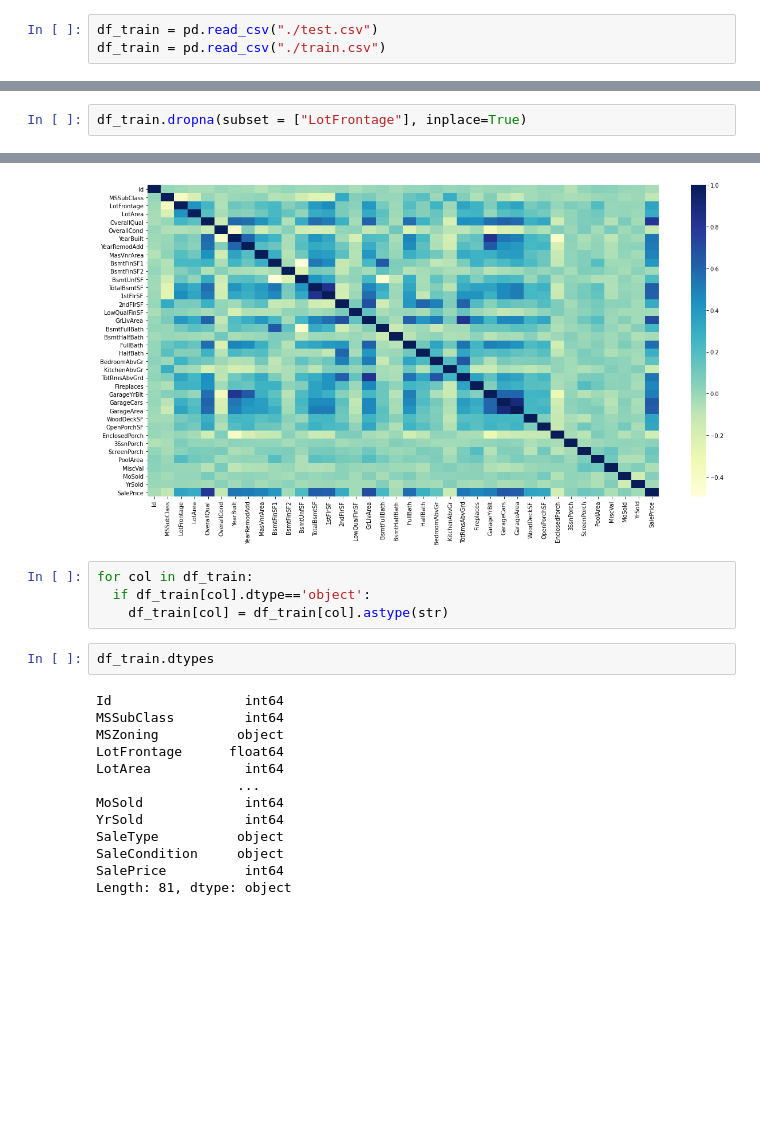
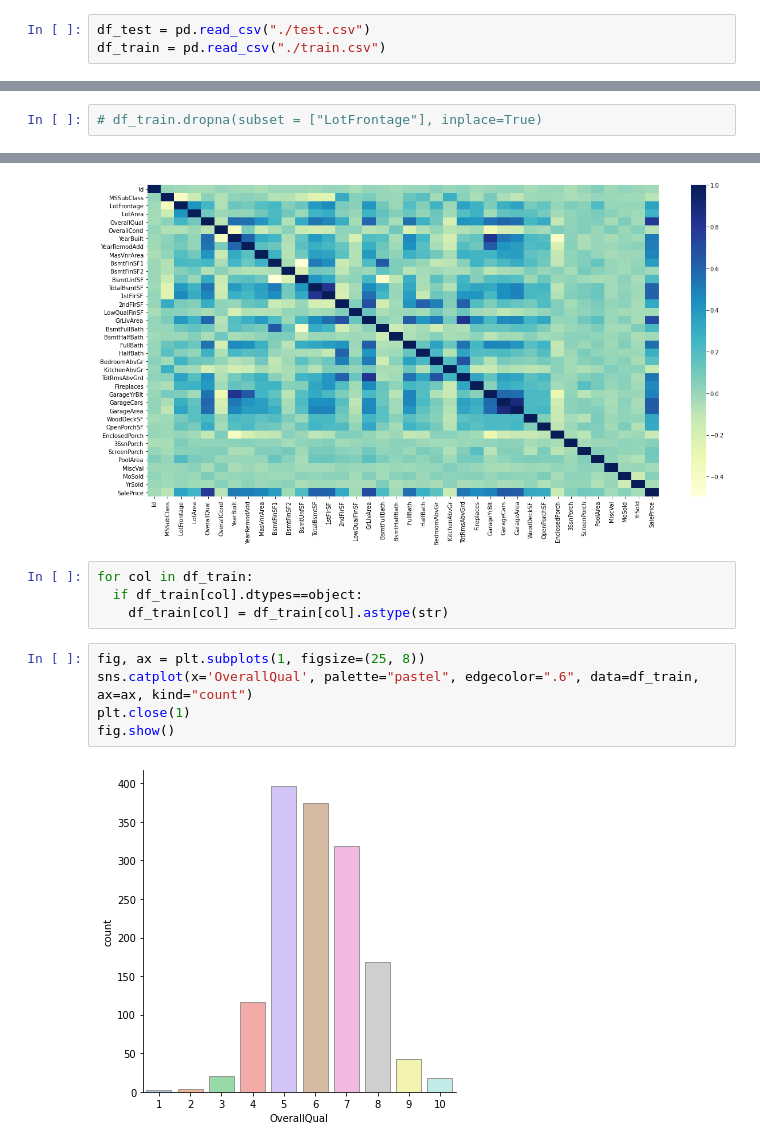
Before and after one commit to iamapickle/CollisionReport, a Jupyter notebook: HousePrices.ipynb, the cells around one changed output, grey strips where cells are left out. Saved outputs shown, nothing was run; the diff lists cells and outputs as text; blank space fills up the shorter version.

```diff
--- a/HousePrices.ipynb
+++ b/HousePrices.ipynb
@@ -33,7 +33,7 @@ Downloading train.csv to /content
 Downloading data_description.txt to /content
 Downloading test.csv to /content
 # %%
-df_train = pd.read_csv("./test.csv")
+df_test = pd.read_csv("./test.csv")
 df_train = pd.read_csv("./train.csv")
 # %%
 df_train.head()
@@ -92,5 +100,5 @@ Length: 81, dtype: bool
 # %%
-df_train.dropna(subset = ["LotFrontage"], inplace=True)
+# df_train.dropna(subset = ["LotFrontage"], inplace=True)
 # %%
 import seaborn as sns
 # %%
@@ -101,20 +109,12 @@ plt.show()
 [figure]
 # %%
 for col in df_train:
-  if df_train[col].dtype=='object':
+  if df_train[col].dtypes==object:
     df_train[col] = df_train[col].astype(str)
-# %%
-df_train.dtypes
-# %% [output]
-Id                 int64
-MSSubClass         int64
-MSZoning          object
-LotFrontage      float64
-LotArea            int64
-                  ...
-MoSold             int64
-YrSold             int64
-SaleType          object
-SaleCondition     object
-SalePrice          int64
-Length: 81, dtype: object
+# %%
+fig, ax = plt.subplots(1, figsize=(25, 8))
+sns.catplot(x='OverallQual', palette="pastel", edgecolor=".6", data=df_train, ax=ax, kind="count")
+plt.close(1)
+fig.show()
+# %% [output]
+[figure, added]
```
Also changed, not shown: parts of 15 cells of this notebook.
